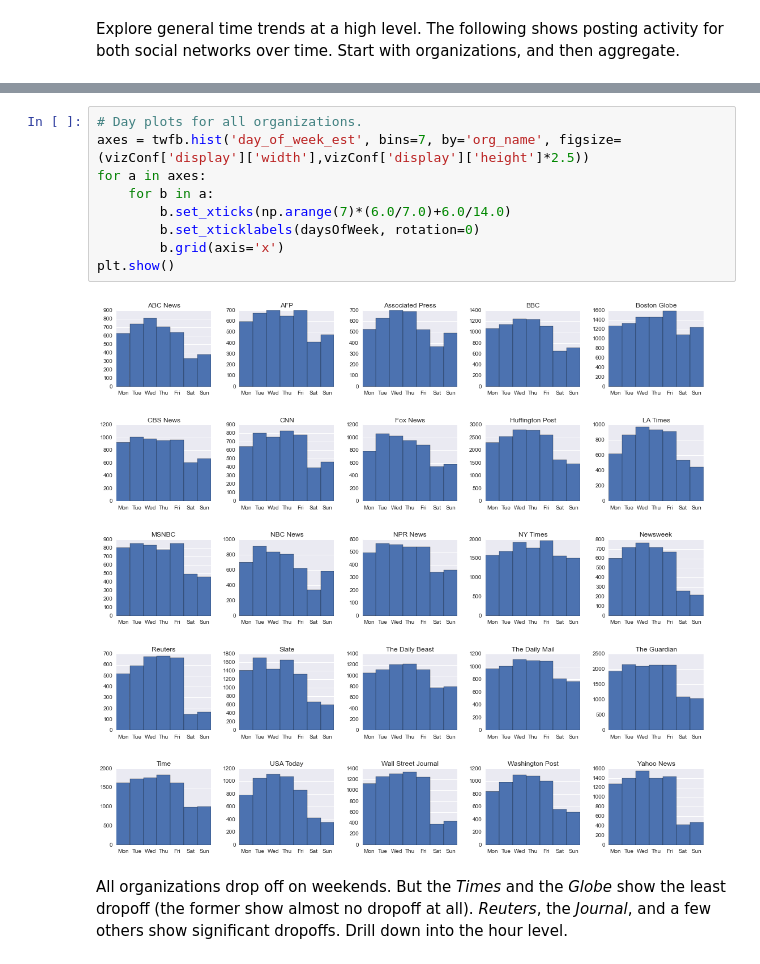
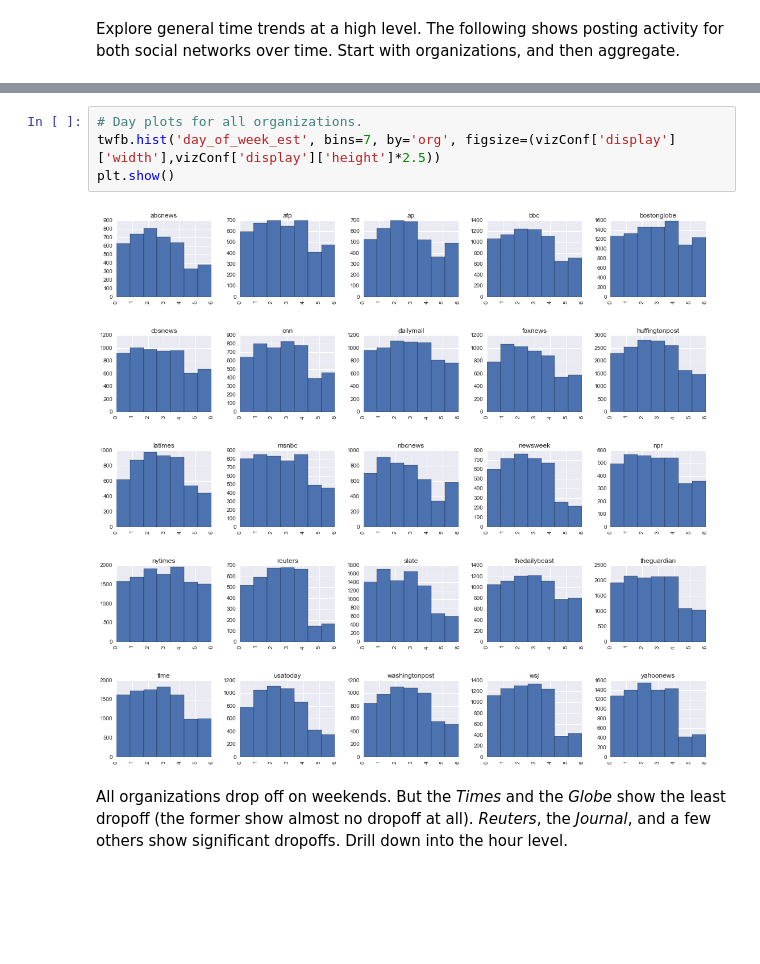
Before and after one commit to micahlanier/social-news, a Jupyter notebook: src/exploration/timeExploration.ipynb, the cells around one changed output, grey strips where cells are left out. Saved outputs shown, nothing was run; the diff lists cells and outputs as text; blank space fills up the shorter version.

```diff
--- a/src/exploration/timeExploration.ipynb
+++ b/src/exploration/timeExploration.ipynb
@@ -131,14 +87,9 @@ plt.show()
 # %%
 # Day plots for all organizations.
-axes = twfb.hist('day_of_week_est', bins=7, by='org_name', figsize=(vizConf['display']['width'],vizConf['display']['height']*2.5))
-for a in axes:
-    for b in a:
-        b.set_xticks(np.arange(7)*(6.0/7.0)+6.0/14.0)
-        b.set_xticklabels(daysOfWeek, rotation=0)
-        b.grid(axis='x')
+twfb.hist('day_of_week_est', bins=7, by='org', figsize=(vizConf['display']['width'],vizConf['display']['height']*2.5))
 plt.show()
 # %% [output]
-[figure, old version]
+[figure, new version]
 # %% [markdown]
 All organizations drop off on weekends. But the *Times* and the *Globe* show the least dropoff (the former show almost no dropoff at all). *Reuters*, the *Journal*, and a few others show significant dropoffs. Drill down into the hour level.
 # %%
```
Also changed, not shown: parts of 20 cells of this notebook, 8 other files.
